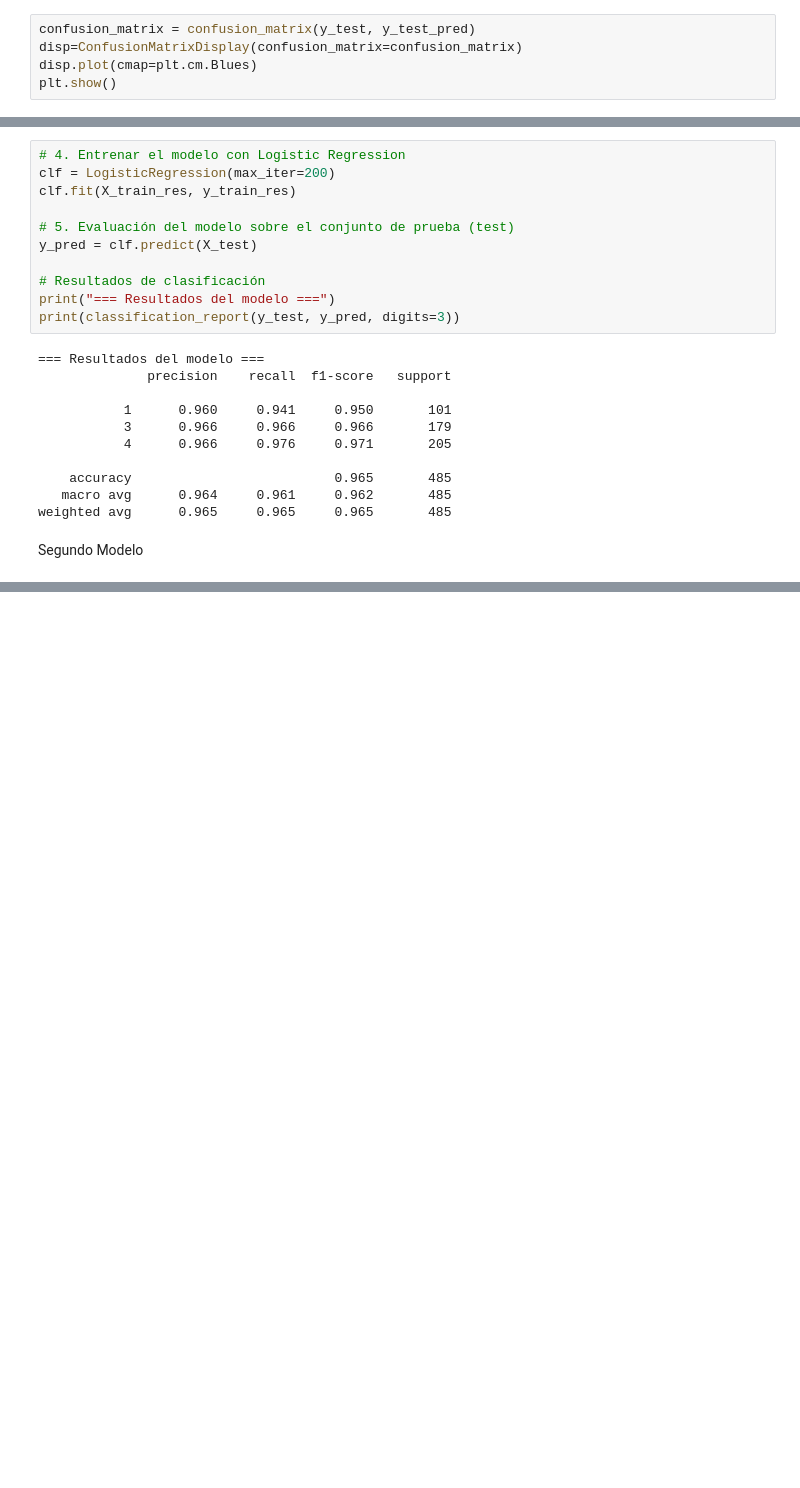
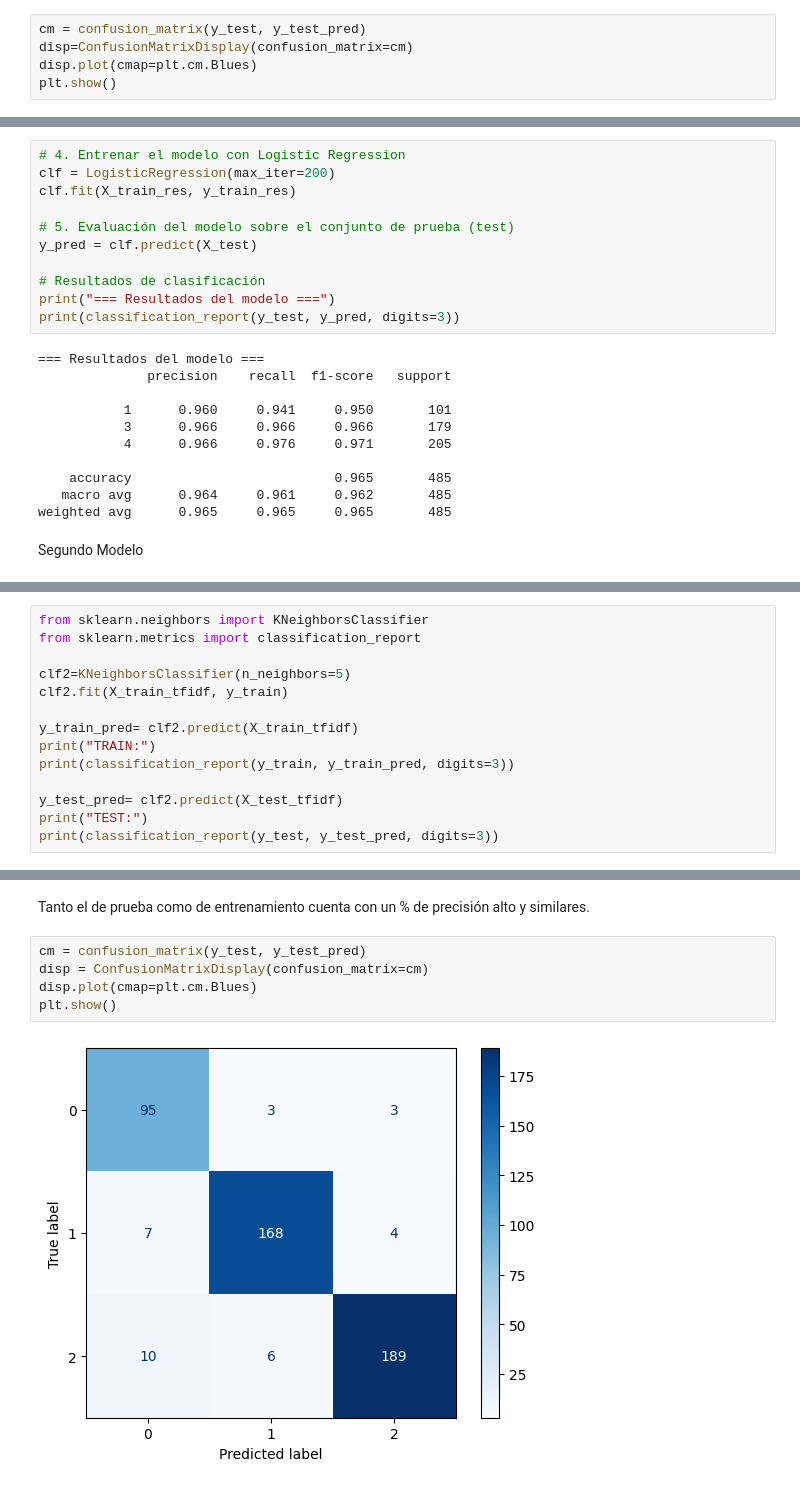
Before and after one commit to Juanin6/Proyecto1-BI, a Jupyter notebook: etapa1.ipynb, the cells around one changed output, grey strips where cells are left out. Cells and saved outputs as stored; diff of their text form; blank space fills up the shorter version.

```diff
--- a/etapa1.ipynb
+++ b/etapa1.ipynb
@@ -435,8 +380,8 @@ weighted avg      0.963     0.963     0.963       485
 3. El modelo esta dando un accuracy alto para revisar que no sea por la eleccion de los datos de training y de test se probara con cross validation.
 4. Se creara un modelo con los datos mas balanceados para evitar que el modelo se aprenda los datos.
 # %%
-confusion_matrix = confusion_matrix(y_test, y_test_pred)
-disp=ConfusionMatrixDisplay(confusion_matrix=confusion_matrix)
+cm = confusion_matrix(y_test, y_test_pred)
+disp=ConfusionMatrixDisplay(confusion_matrix=cm)
 disp.plot(cmap=plt.cm.Blues)
 plt.show()
 # %% [output]
@@ -594,0 +516,14 @@ weighted avg       0.97      0.97      0.97       485
+# %%
+from sklearn.neighbors import KNeighborsClassifier
+from sklearn.metrics import classification_report
+
+clf2=KNeighborsClassifier(n_neighbors=5)
+clf2.fit(X_train_tfidf, y_train)
+
+y_train_pred= clf2.predict(X_train_tfidf)
+print("TRAIN:")
+print(classification_report(y_train, y_train_pred, digits=3))
+
+y_test_pred= clf2.predict(X_test_tfidf)
+print("TEST:")
+print(classification_report(y_test, y_test_pred, digits=3))
@@ -594,0 +548,9 @@ weighted avg       0.97      0.97      0.97       485
+# %% [markdown]
+Tanto el de prueba como de entrenamiento cuenta con un % de precisión alto y similares.
+# %%
+cm = confusion_matrix(y_test, y_test_pred)
+disp = ConfusionMatrixDisplay(confusion_matrix=cm)
+disp.plot(cmap=plt.cm.Blues)
+plt.show()
+# %% [output]
+[figure, added]
```
Also changed, not shown: parts of 22 cells of this notebook.
